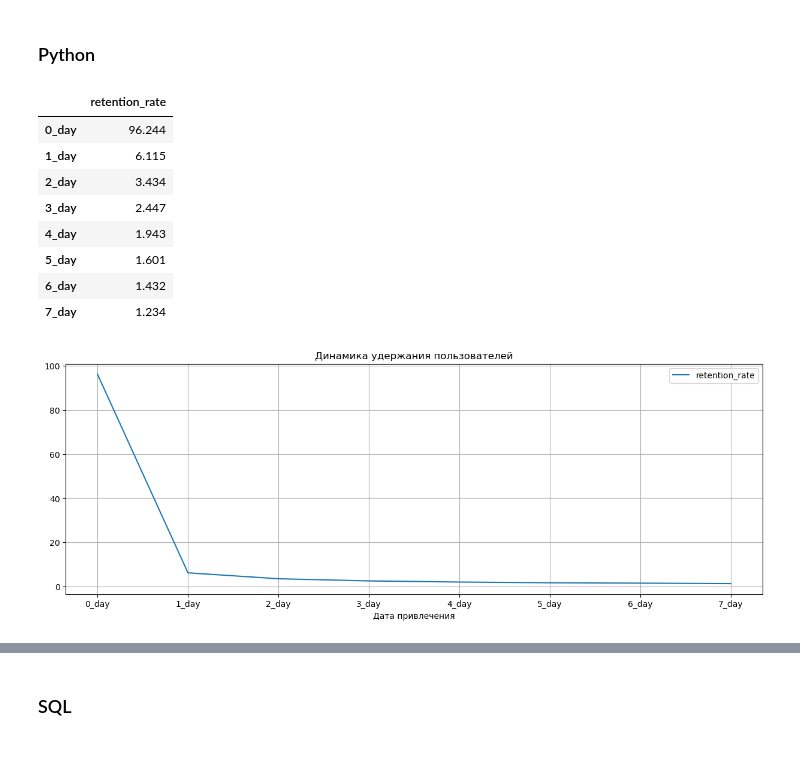
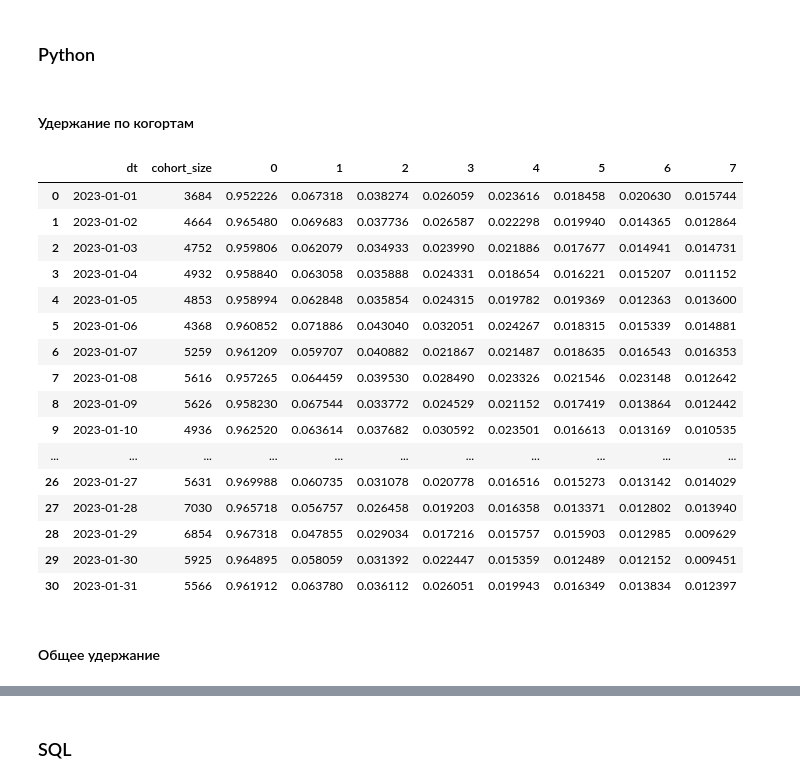
Before and after one commit to niksmns/test_work, a Jupyter notebook: test_retention_by_24_hours_window/junior_product_analyst_test.ipynb, the cells around one changed output, grey strips where cells are left out. Saved outputs shown, nothing was run; the diff lists cells and outputs as text; code cells hidden in the pictures; blank space fills up the shorter version.

```diff
--- a/test_retention_by_24_hours_window/junior_product_analyst_test.ipynb
+++ b/test_retention_by_24_hours_window/junior_product_analyst_test.ipynb
@@ -176,6 +177,8 @@ print(f'Отрезок дат установки {min_date} - {max_date}')
 ## Расчёты и визуализация
 # %% [markdown]
 ### Python
+# %% [markdown]
+#### Удержание по когортам
 # %%
 # функция расчёта simple retention by 24 hours window
 def get_retention(
@@ -235,4 +238,23 @@ def get_retention(
 # %%
 # вызов сырых данных retention_raw и удержания пользователей
 retention_raw, retention = get_retention(
-    installs, events, datetime(2023, 1, 1).date(), 8, ignore_horizon=True)
+    installs, events, datetime(2023, 1, 1).date(), 8, ignore_horizon=False)
+retention
+# %% [output]
+|  | dt | cohort_size | 0 | 1 | 2 | 3 | 4 | 5 | 6 | 7 |
+| 0 | 2023-01-01 | 3684 | 0.952226 | 0.067318 | 0.038274 | 0.026059 | 0.023616 | 0.018458 | 0.020630 | 0.015744 |
+| 1 | 2023-01-02 | 4664 | 0.965480 | 0.069683 | 0.037736 | 0.026587 | 0.022298 | 0.019940 | 0.014365 | 0.012864 |
+| 2 | 2023-01-03 | 4752 | 0.959806 | 0.062079 | 0.034933 | 0.023990 | 0.021886 | 0.017677 | 0.014941 | 0.014731 |
+| 3 | 2023-01-04 | 4932 | 0.958840 | 0.063058 | 0.035888 | 0.024331 | 0.018654 | 0.016221 | 0.015207 | 0.011152 |
+| 4 | 2023-01-05 | 4853 | 0.958994 | 0.062848 | 0.035854 | 0.024315 | 0.019782 | 0.019369 | 0.012363 | 0.013600 |
+| 5 | 2023-01-06 | 4368 | 0.960852 | 0.071886 | 0.043040 | 0.032051 | 0.024267 | 0.018315 | 0.015339 | 0.014881 |
+| 6 | 2023-01-07 | 5259 | 0.961209 | 0.059707 | 0.040882 | 0.021867 | 0.021487 | 0.018635 | 0.016543 | 0.016353 |
+| 7 | 2023-01-08 | 5616 | 0.957265 | 0.064459 | 0.039530 | 0.028490 | 0.023326 | 0.021546 | 0.023148 | 0.012642 |
+| 8 | 2023-01-09 | 5626 | 0.958230 | 0.067544 | 0.033772 | 0.024529 | 0.021152 | 0.017419 | 0.013864 | 0.012442 |
+| 9 | 2023-01-10 | 4936 | 0.962520 | 0.063614 | 0.037682 | 0.030592 | 0.023501 | 0.016613 | 0.013169 | 0.010535 |
+| ... | ... | ... | ... | ... | ... | ... | ... | ... | ... | ... |
+| 26 | 2023-01-27 | 5631 | 0.969988 | 0.060735 | 0.031078 | 0.020778 | 0.016516 | 0.015273 | 0.013142 | 0.014029 |
+| 27 | 2023-01-28 | 7030 | 0.965718 | 0.056757 | 0.026458 | 0.019203 | 0.016358 | 0.013371 | 0.012802 | 0.013940 |
+| 28 | 2023-01-29 | 6854 | 0.967318 | 0.047855 | 0.029034 | 0.017216 | 0.015757 | 0.015903 | 0.012985 | 0.009629 |
+| 29 | 2023-01-30 | 5925 | 0.964895 | 0.058059 | 0.031392 | 0.022447 | 0.015359 | 0.012489 | 0.012152 | 0.009451 |
+| 30 | 2023-01-31 | 5566 | 0.961912 | 0.063780 | 0.036112 | 0.026051 | 0.019943 | 0.016349 | 0.013834 | 0.012397 |
@@ -243,23 +261,2 @@ retention.columns = ['0_day', '1_day', '2_day', '3_day', '4_day', '5_day', '6_da
-# %%
-# создаем датафрейм с общим расчётом retention rate
-retention_rate = pd.DataFrame(round(retention.mean() * 100, 3))
-retention_rate.columns = ['retention_rate']
-retention_rate
-# %% [output]
-|  | retention_rate |
-| 0_day | 96.244 |
-| 1_day | 6.115 |
-| 2_day | 3.434 |
-| 3_day | 2.447 |
-| 4_day | 1.943 |
-| 5_day | 1.601 |
-| 6_day | 1.432 |
-| 7_day | 1.234 |
-# %%
-# строим график динамики удержания пользователей
-retention_rate.plot(grid=True, figsize=(15, 5))
-plt.xlabel('Дата привлечения')
-plt.title('Динамика удержания пользователей')
-plt.show()
-# %% [output]
-[figure, removed]
+# %% [markdown]
+#### Общее удержание
```
Also changed, not shown: parts of 7 cells of this notebook.
